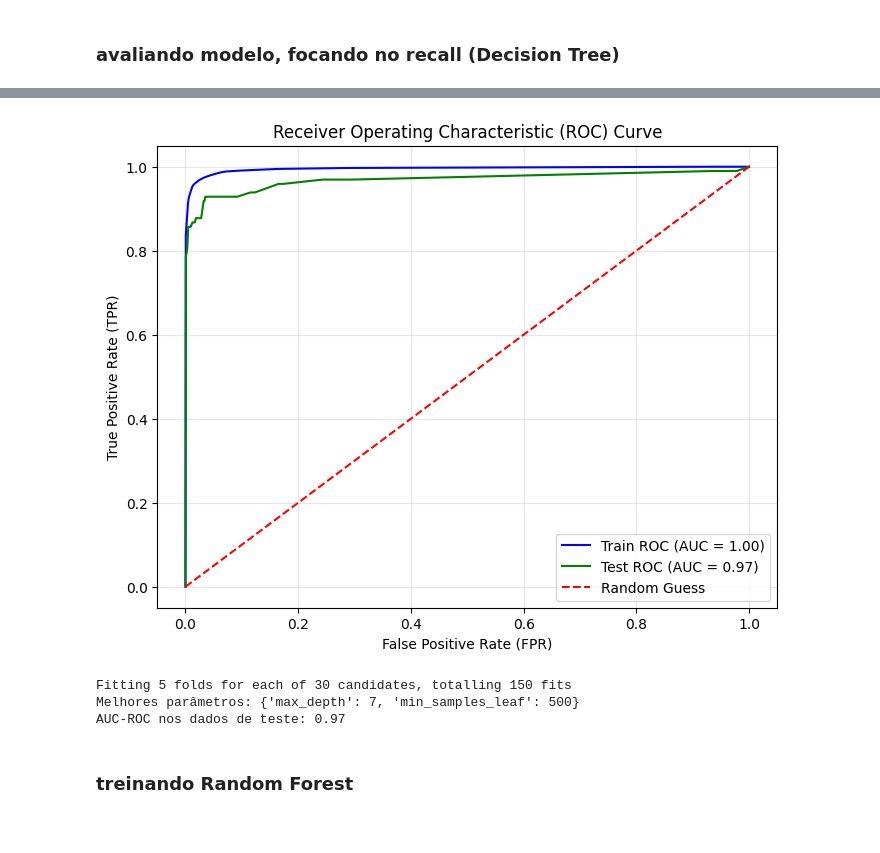
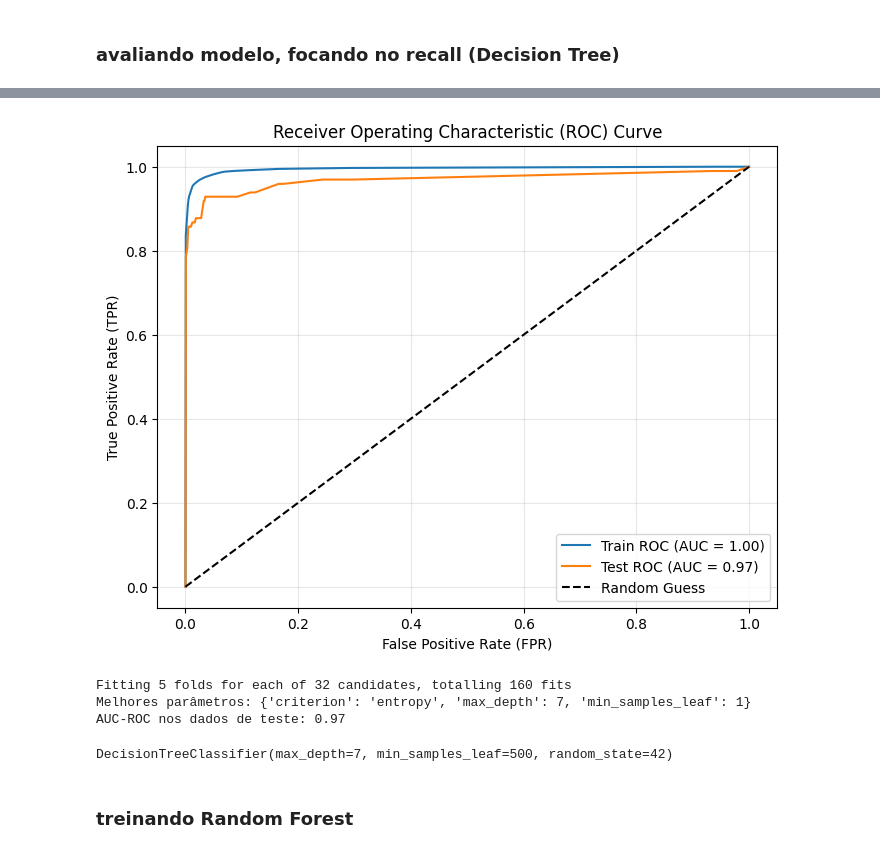
Before and after one commit to EHOVITAUM/Machine_Learnig_Models-, a Jupyter notebook: fraud-creditcard-classifier-model.ipynb, the cells around one changed output, grey strips where cells are left out. Drawn from its saved outputs; the diff is of its cells as text; code cells hidden in the pictures.

```diff
--- a/fraud-creditcard-classifier-model.ipynb
+++ b/fraud-creditcard-classifier-model.ipynb
@@ -2,7 +2,8 @@
 ### importando dataset
 # %%
 import pandas as pd
-df = pd.read_csv('../fraud/creditcard.csv')
+# df = pd.read_csv('../fraud/creditcard.csv')
+df = pd.read_csv('./creditcard.csv')
 # dataset utilizado :
 #https://www.kaggle.com/datasets/mlg-ulb/creditcardfraud
 # %%
@@ -92,11 +82,13 @@ Taxa de variável resposta DESbalanceada no treino: 0.001729245759178389
 ### treinando modelo, Decision Tree
 # %%
 #treinando modelo
+# ja sabendo os melhores parametros após o grid search (codigo mais abaixo)
 from sklearn import tree
 
 arvore = tree.DecisionTreeClassifier(max_depth=7,
                                     min_samples_leaf=500,
-                                    random_state=42)
+                                    criterion='entropy'
+                                    random_state=42,)
 arvore.fit(X_train_balanced, y_train_balanced)
 # %% [output]
 DecisionTreeClassifier(max_depth=7, min_samples_leaf=500, random_state=42)
@@ -174,39 +177,41 @@ Matriz de Confusão (Test):
 # %%
 import matplotlib.pyplot as plt
 from sklearn.metrics import roc_curve, auc
 
 # Previsões de probabilidade
 tree_proba_train = arvore.predict_proba(X_train_balanced)[:, 1]
 tree_proba_test = arvore.predict_proba(X_test)[:, 1]
 
 # Calcula os pontos da curva ROC para os dados de treino
 fpr_train, tpr_train, thresholds_train = roc_curve(y_train_balanced, tree_proba_train)
 roc_auc_train = auc(fpr_train, tpr_train)
 
 # Calcula os pontos da curva ROC para os dados de teste
 fpr_test, tpr_test, thresholds_test = roc_curve(y_test, tree_proba_test)
 roc_auc_test = auc(fpr_test, tpr_test)
 
 plt.figure(figsize=(8, 6))
-plt.plot(fpr_train, tpr_train, label=f'Train ROC (AUC = {roc_auc_train:.2f})', color='blue')
-plt.plot(fpr_test, tpr_test, label=f'Test ROC (AUC = {roc_auc_test:.2f})', color='green')
-plt.plot([0, 1], [0, 1], 'k--', label='Random Guess', color='red')  # Linha de referência
+plt.plot(fpr_train, tpr_train, label=f'Train ROC (AUC = {roc_auc_train:.2f})')
+plt.plot(fpr_test, tpr_test, label=f'Test ROC (AUC = {roc_auc_test:.2f})')
+plt.plot([0, 1], [0, 1], 'k--', label='Random Guess')  # Linha de referência
 plt.xlabel('False Positive Rate (FPR)')
 plt.ylabel('True Positive Rate (TPR)')
 plt.title('Receiver Operating Characteristic (ROC) Curve')
 plt.legend(loc='lower right')
 plt.grid(alpha=0.3)
 plt.show()
 # %% [output]
-[figure, old version]
+[figure, new version]
 # %%
 from sklearn.model_selection import GridSearchCV
 from sklearn.tree import DecisionTreeClassifier
 
 # Define os parâmetros para o Grid Search
 param_grid = {
-    'min_samples_leaf': [1, 100, 500, 1000, 5000, 10000],
-    'max_depth': [1, 2, 3, 5, 7]
+    'min_samples_leaf': [1, 100, 500, 1000],
+    'max_depth': [2, 3, 5, 7],
+    'criterion':['gini','entropy']
+
 }
 
 # Define o modelo
@@ -222,12 +227,10 @@ grid_search = GridSearchCV(
     n_jobs=-1  # Paralelismo para acelerar o processo
 )
 
-# Executa o Grid Search nos dados de treino
+#executa o grid search nos dados de treino
 grid_search.fit(X_train_balanced, y_train_balanced)
 
-# Melhor combinação de parâmetros
-best_params = grid_search.best_params_
-print(f'Melhores parâmetros: {best_params}')
+print(f'Melhores parâmetros: {grid_search.best_params_}')
 
 # Melhor modelo ajustado
 best_model = grid_search.best_estimator_
@@ -237,12 +240,18 @@ tree_proba_test = best_model.predict_proba(X_test)[:, 1]
 roc_auc_test = metrics.roc_auc_score(y_test, tree_proba_test)
 print(f'AUC-ROC nos dados de teste: {roc_auc_test:.2f}')
 
+#melhores parametros
 # min_samples_leaf = 500
 # max_depth = 7
+# criterion = entropy
 # %% [output]
-Fitting 5 folds for each of 30 candidates, totalling 150 fits
-Melhores parâmetros: {'max_depth': 7, 'min_samples_leaf': 500}
+Fitting 5 folds for each of 32 candidates, totalling 160 fits
+Melhores parâmetros: {'criterion': 'entropy', 'max_depth': 7, 'min_samples_leaf': 1}
 AUC-ROC nos dados de teste: 0.97
+# %%
+grid_search.best_estimator_
+# %% [output]
+DecisionTreeClassifier(max_depth=7, min_samples_leaf=500, random_state=42)
 # %% [markdown]
 ### treinando Random Forest
 # %%
```
Also changed, not shown: parts of 7 cells of this notebook.
